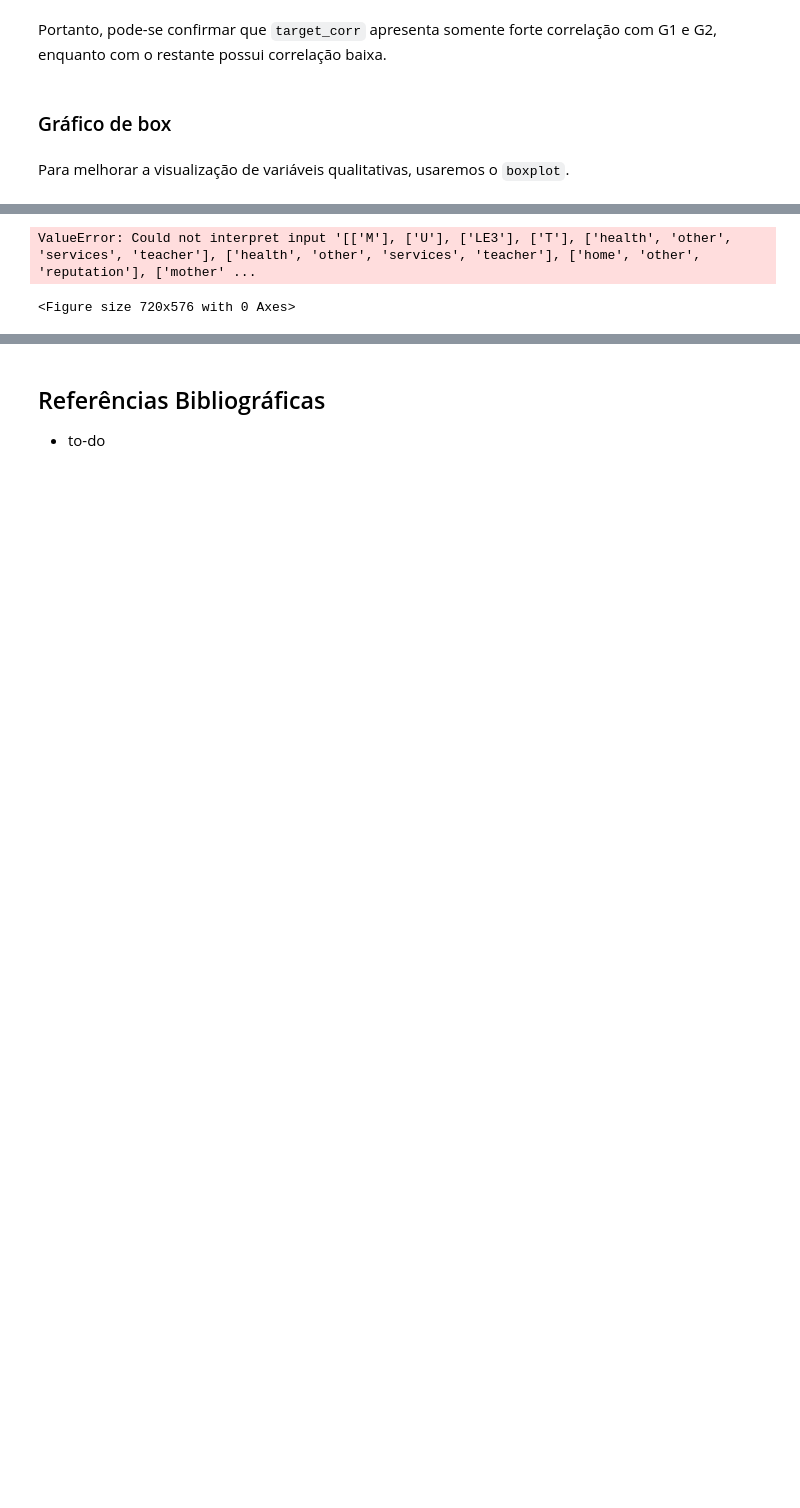
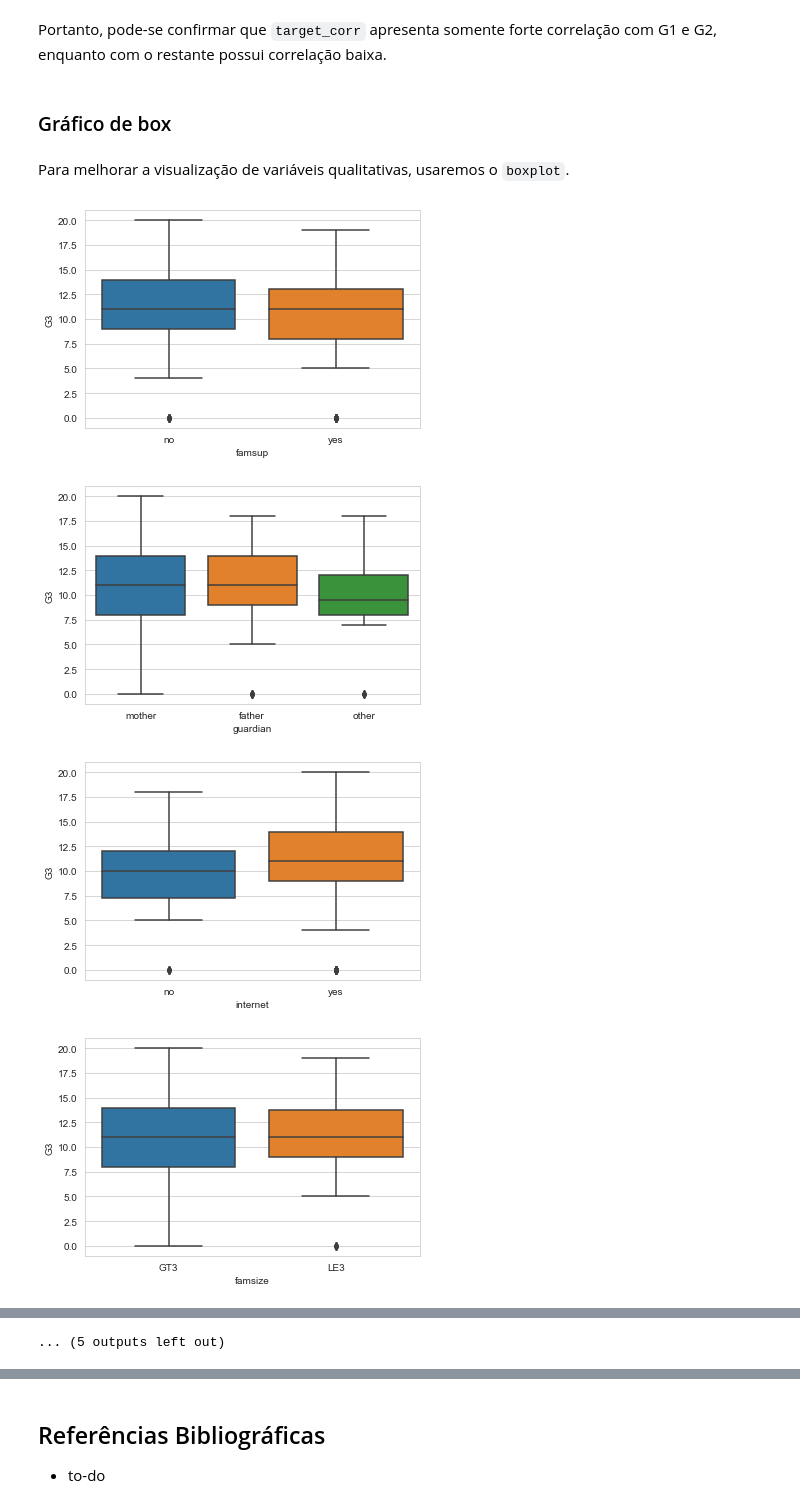
Before and after one commit to G3mha/why-students-fail-school, a Jupyter notebook: Project2.ipynb, the cells around one changed output, grey strips where cells are left out. Drawn from its saved outputs; the diff is of its cells as text; code cells hidden in the pictures; blank space fills up the shorter version.

```diff
--- a/Project2.ipynb
+++ b/Project2.ipynb
@@ -115,3 +162,5 @@ Portanto, pode-se confirmar que `target_corr` apresenta somente forte correlaç
 ### Gráfico de box
 # %% [markdown]
 Para melhorar a visualização de variáveis qualitativas, usaremos o `boxplot`.
+# %%
+students_columns = ['famsup','guardian','internet','famsize','paid','Pstatus','Fjob','Mjob','schoolsup','nursery','address','activities','romantic','guardian','sex','higher','reason']
@@ -118,6 +169,10 @@ Para melhorar a visualização de variáveis qualitativas, usaremos o `boxplot`.
 # %%
-i = len(label_dummies)
-plt.figure(figsize=(10,8))
-sns.boxplot(x=f'{label_dummies}', y=f'{label_dummies}', data=pd.melt(train.drop(columns='G3')))
-plt.tight_layout();
+for qlt_col in students_columns:
+    sns.set_style("whitegrid")
+    sns.boxplot(x = f'{qlt_col}', y = 'G3', data = (students))
+    plt.show();
 # %% [output]
+[figure, added]
+[figure, added]
+[figure, added]
+[figure, added]
@@ -124,2 +187 @@ plt.tight_layout();
-ValueError: Could not interpret input '[['M'], ['U'], ['LE3'], ['T'], ['health', 'other', 'services', 'teacher'], ['health', 'other', 'services', 'teacher'], ['home', 'other', 'reputation'], ['mother' ...
+... (5 outputs left out)
-<Figure size 720x576 with 0 Axes>
```
Also changed, not shown: parts of 7 cells of this notebook.
